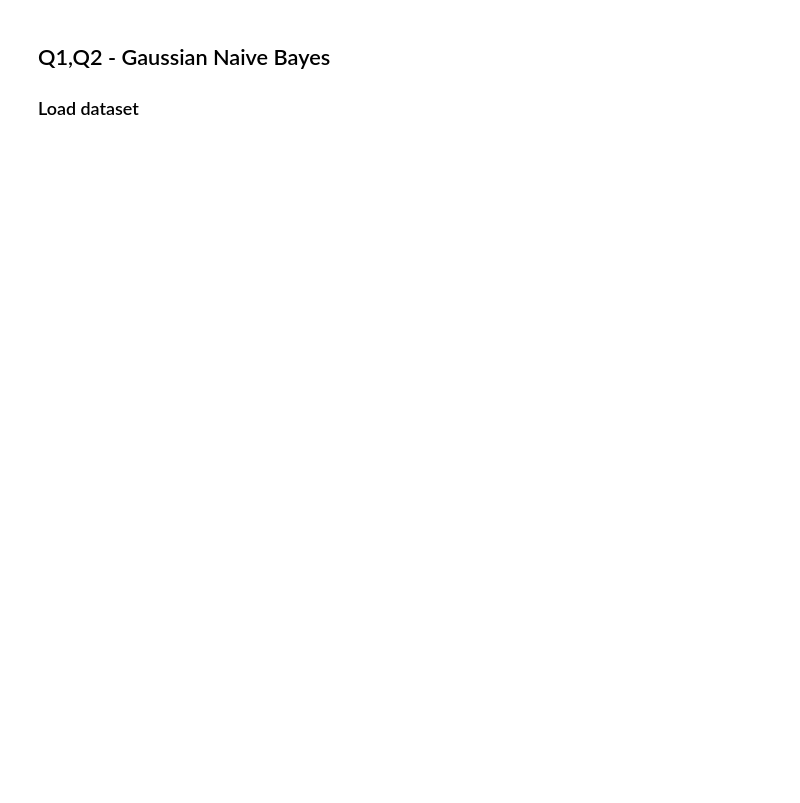
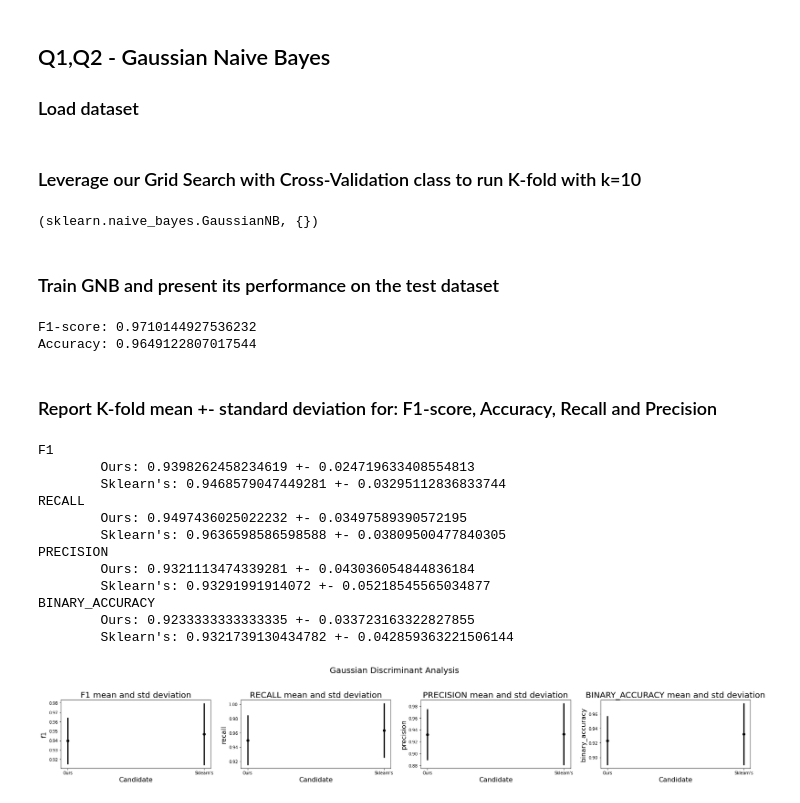
Before and after one commit to jeffcav/ml-from-scratch, a Jupyter notebook: list2.ipynb, the cells around one changed output. Cells and saved outputs as stored; diff of their text form; code cells hidden in the pictures; blank space fills up the shorter version.

```diff
--- a/list2.ipynb
+++ b/list2.ipynb
@@ -155,0 +203,66 @@ BINARY_ACCURACY - [0.9559903381642512] +- [0.029495869222608575]
+# %% [markdown]
+### Leverage our Grid Search with Cross-Validation class to run K-fold with k=10
+# %%
+grid_gnb = GridSearchCV(stats_generator=ClassificationStats)
+
+grid_gnb.add(GaussianNaiveBayes, {})
+grid_gnb.add(GaussianNB, {}) # sklearn's implementation for comparison
+
+grid_gnb.search(X_train, y_train, num_folds=10, score=BinaryAccuracy(), score_minimize=False, shuffle=False)
+# %% [output]
+(sklearn.naive_bayes.GaussianNB, {})
+# %% [markdown]
+### Train GNB and present its performance on the test dataset
+# %%
+gnb = GaussianNaiveBayes()
+gnb.fit(X_train, y_train)
+
+print("F1-score:", F1Score().measure(y_test, gnb.predict(X_test)))
+print("Accuracy:", BinaryAccuracy().measure(y_test, gnb.predict(X_test)))
+# %% [output]
+F1-score: 0.9710144927536232
+Accuracy: 0.9649122807017544
+# %% [markdown]
+### Report K-fold mean +- standard deviation for: F1-score, Accuracy, Recall and Precision
+# %%
+num_candidates = len(grid_gnb.candidates)
+k=0
+plt.figure(figsize=(30, 4))
+plt.suptitle("Gaussian Discriminant Analysis", fontsize=20)
+plt.subplots_adjust(top=0.7)
+for metric in ['f1', 'recall', 'precision', 'binary_accuracy']:
+    means = []
+    std = []
+
+    for i in range(num_candidates):
+        means.append(np.mean(grid_gnb.stats[i].stats["values"][metric]))
+        std.append(np.std(grid_gnb.stats[i].stats["values"][metric]))
+
+    plt.subplot(1, 4, k+1)
+    plt.errorbar(np.arange(num_candidates), means, std, fmt='ok', lw=3)
+
+    plt.title(metric.upper() + " mean and std deviation", fontsize=20)
+    plt.xticks(np.arange(num_candidates), labels=["Ours", "Sklearn's"])
+    plt.xlabel("Candidate", fontsize=16)
+    plt.ylabel(metric, fontsize=16)
+
+    k+=1
+
+    candidates = ["Ours", "Sklearn's"]
+    print(metric.upper())
+    for c in range(num_candidates):
+        print(f"\t{candidates[c]}:", means[c], "+-", std[c])
+# %% [output]
+F1
+        Ours: 0.9398262458234619 +- 0.024719633408554813
+        Sklearn's: 0.9468579047449281 +- 0.03295112836833744
+RECALL
+        Ours: 0.9497436025022232 +- 0.03497589390572195
+        Sklearn's: 0.9636598586598588 +- 0.03809500477840305
+PRECISION
+        Ours: 0.9321113474339281 +- 0.043036054844836184
+        Sklearn's: 0.93291991914072 +- 0.05218545565034877
+BINARY_ACCURACY
+        Ours: 0.9233333333333335 +- 0.033723163322827855
+        Sklearn's: 0.9321739130434782 +- 0.042859363221506144
+[figure, added]
```
Also changed, not shown: parts of 10 cells of this notebook, 1 other file.
